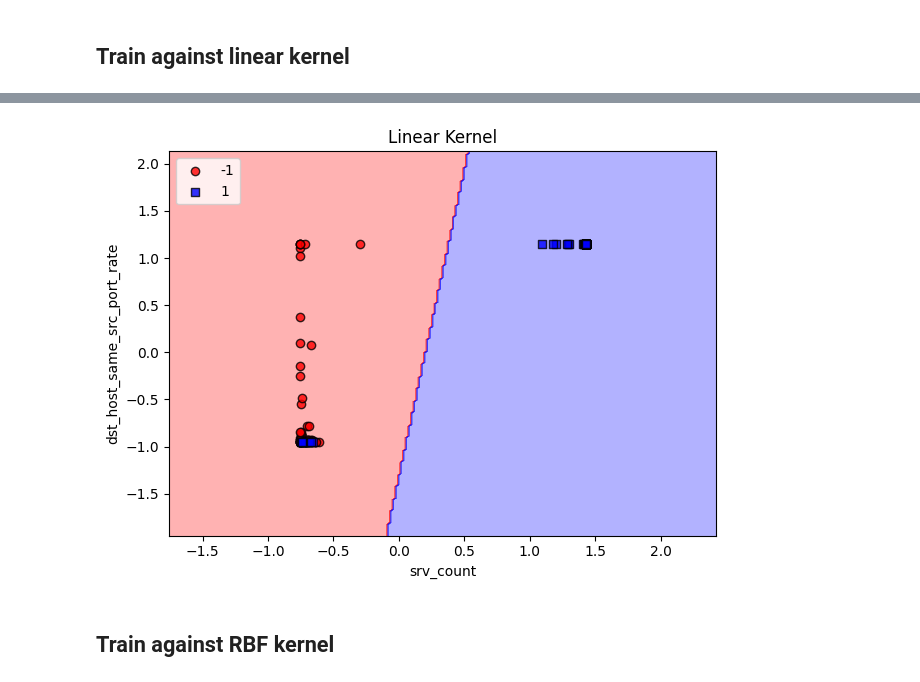
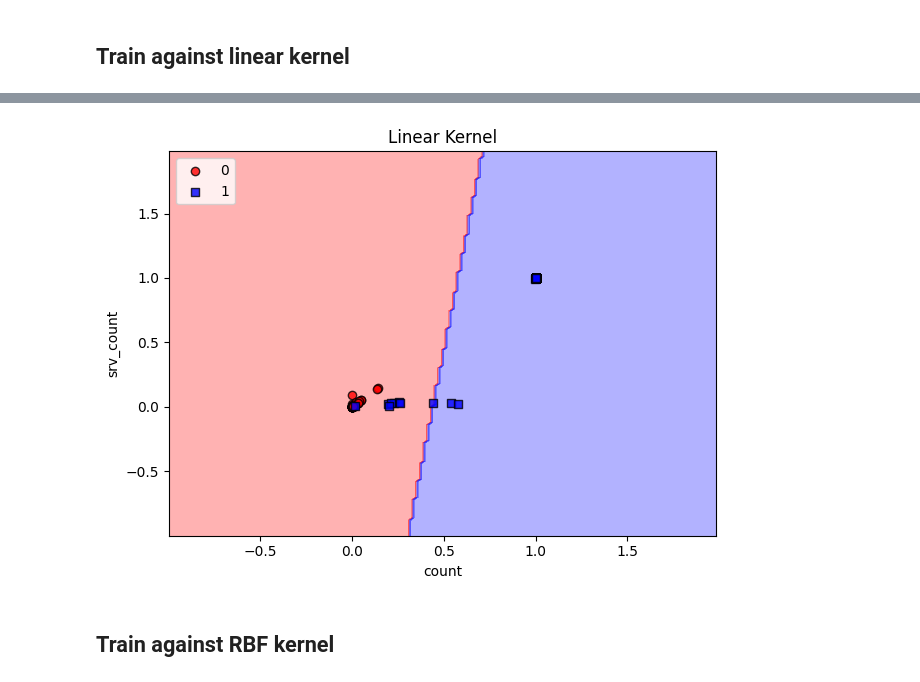
Before and after one commit to jd4633/ml_asgn, a Jupyter notebook: jd4633_asgn04.ipynb, the cells around one changed output, grey strips where cells are left out. Saved outputs shown, nothing was run; the diff lists cells and outputs as text; code cells hidden in the pictures.

```diff
--- a/jd4633_asgn04.ipynb
+++ b/jd4633_asgn04.ipynb
@@ -128,0 +219,11 @@ X_scaled = scaler.transform(X_encoded)
+# %%
+# Create a new Dataframe "X_reduced", which starts as a copy of our final data set from above.
+# Loop through "X_reduced", and drop every column which is not part of the array "features_to_keep".
+columnList = X_scaled.columns
+
+X_reduced = X_scaled.copy()
+for column in columnList:
+    if (column not in features_to_keep):
+        X_reduced.drop(columns=column, inplace=True)
+
+X_reduced
@@ -434,8 +765,11 @@ same_srv_rate (25):  -1.65
 print(f"shape of data set: {df.shape}")
 print(X.columns)
 
-# Include only srv_count and dst_host_same_src_port_rate
-X20 = X.iloc[:, [23, 35]]
+# Include only count and srv_count in the new data set (X20)
+#X20 = X.iloc[:, [23, 35]]
+#X20 = X.iloc[:, [4, 5]]
+X20 = X_reduced.iloc[:, [1, 2]] # count, srv_count
+
 print(f"shape of X: {X20.shape}")
 print(X20)
 # %% [output]
@@ -459,12 +793,13 @@ Index(['duration', 'protocol_type', 'service', 'flag', 'src_bytes',
 # %%
-# Dataset is unbalanced, we have many more failure cases than success cases. Use RandomUnderSampler to
-# balance the number of records of each type.
+# Reduce to only 50 positive and 50 negative records, to make visualization reasonable.
+# Our new data set we call X21.
 from collections import Counter
 from imblearn.under_sampling import RandomUnderSampler
 
-print('Original dataset shape %s' % Counter(y))
-rus = RandomUnderSampler(random_state=0, sampling_strategy={1:50, -1:50})
-X21, y21 = rus.fit_resample(X20, y)
+print('Original dataset shape %s' % Counter(y1))
+rus = RandomUnderSampler(random_state=20, sampling_strategy={1:50, 0:50})
+X21, y21 = rus.fit_resample(X20, y1)
 print('Resampled dataset shape %s' % Counter(y21))
 print(X21.shape)
+X21.describe()
 # %% [output]
@@ -474,7 +818,7 @@ Resampled dataset shape Counter({-1: 50, 1: 50})
 # %%
-# Standardize the feature set data to help with training.
-from sklearn import preprocessing
+# Our plotting mechanisms want ndarray, so convert from Dataframe to ndarray.
+X22 = X21.values
+y22 = y21
 
-scaler = preprocessing.StandardScaler().fit(X21)
-X22 = scaler.transform(X21)
-y22 = y21
+print(X22.shape)
+print(y22.shape)
@@ -554,15 +902,16 @@ def plot_decision_regions(X, y, classifier, resolution=0.02):
                     label=cl,
                     edgecolor='black')
 # %%
+# Plot the decision region generated by the Linear SVM kernel
 plot_decision_regions(X22, y22, classifier=svm5)
 plt.title('Linear Kernel')
-plt.xlabel('srv_count')
-plt.ylabel('dst_host_same_src_port_rate')
+plt.xlabel(X21.columns[0])
+plt.ylabel(X21.columns[1])
 plt.legend(loc='upper left')
 plt.tight_layout()
 plt.show()
 # %% [output]
-[figure, old version]
+[figure, new version]
 # %% [markdown]
 ## Train against RBF kernel
 # %%
```
Also changed, not shown: parts of 73 cells of this notebook.
